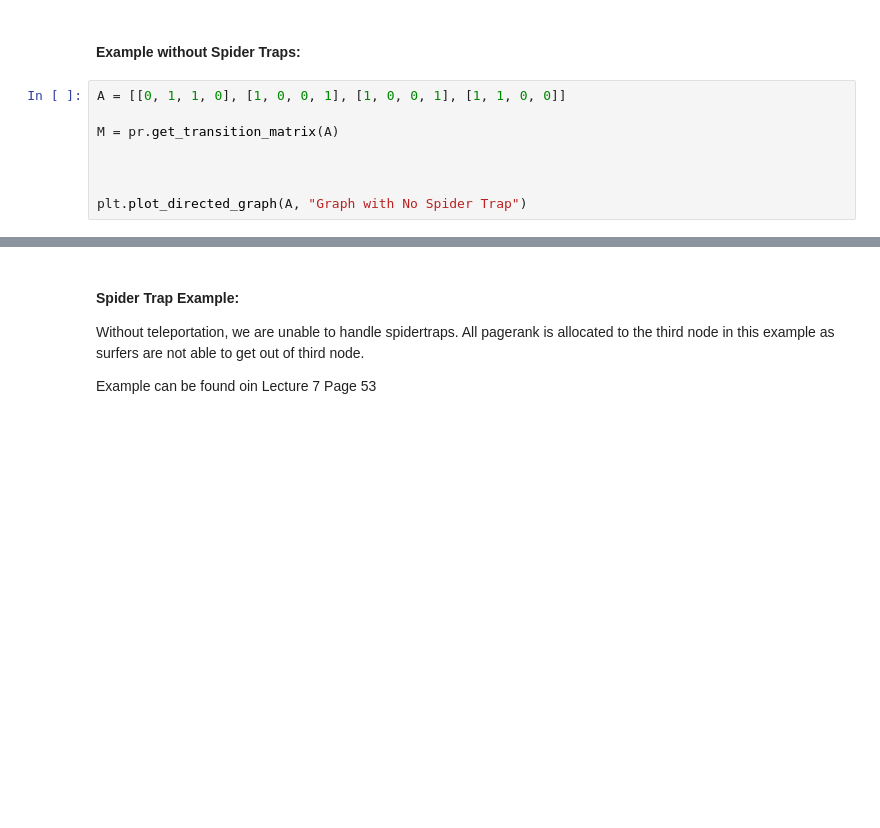
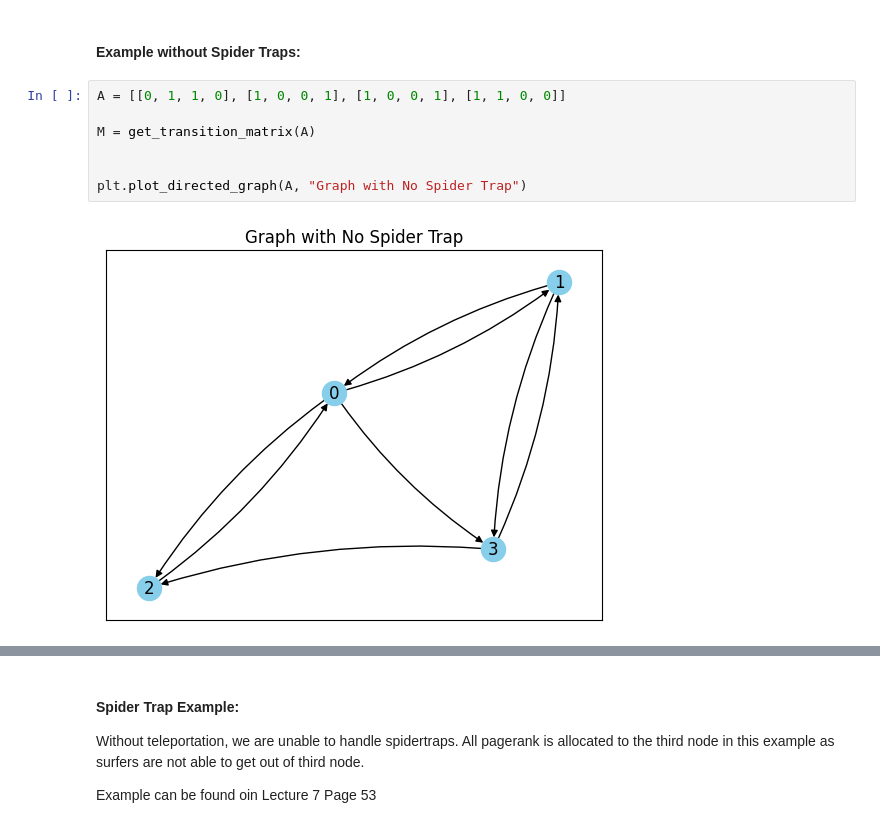
Before and after one commit to dionlahh/CZ4052-Cloud-Computing-Assignment-2, a Jupyter notebook: PageRank.ipynb, the cells around one changed output, grey strips where cells are left out. Cells and saved outputs as stored; diff of their text form; blank space fills up the shorter version.

```diff
--- a/PageRank.ipynb
+++ b/PageRank.ipynb
@@ -16,11 +17,12 @@ import numpy as np
 # %%
 A = [[0, 1, 1, 0], [1, 0, 0, 1], [1, 0, 0, 1], [1, 1, 0, 0]]
 
-M = pr.get_transition_matrix(A)
-
+M = get_transition_matrix(A)
 
 
 plt.plot_directed_graph(A, "Graph with No Spider Trap")
+# %% [output]
+[figure, added]
 # %%
 rank_vector, r_history = pr.simplified_pagerank(
     M, len(M)
```
Also changed, not shown: parts of 15 cells of this notebook, 6 other files.
